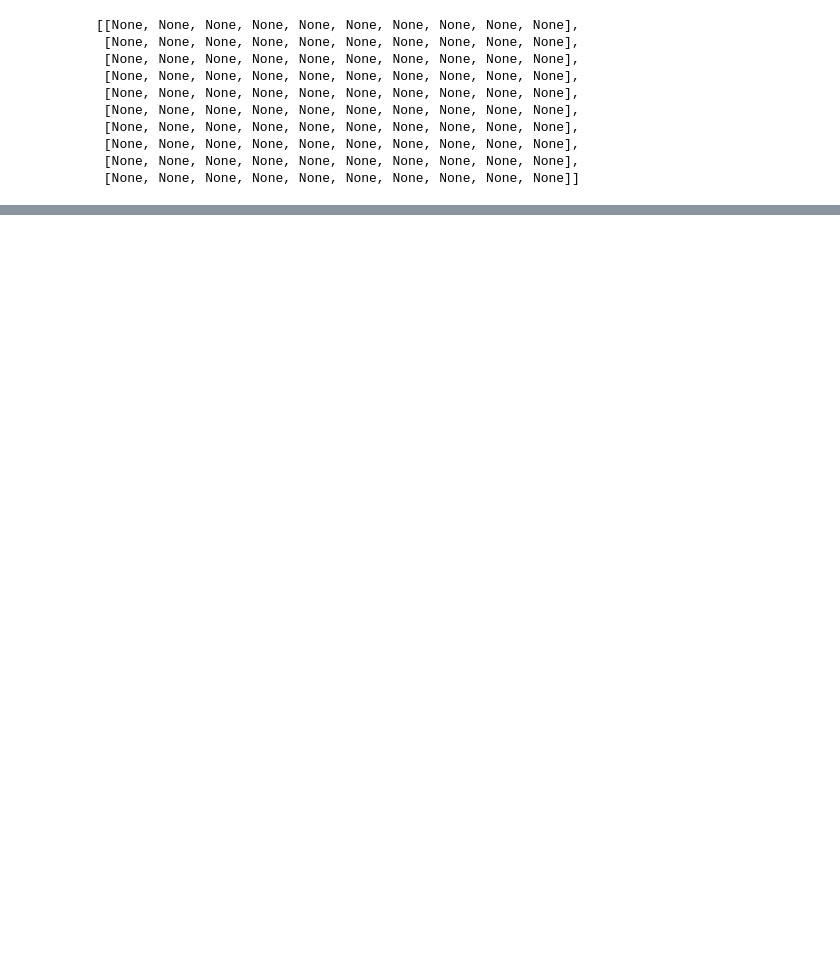
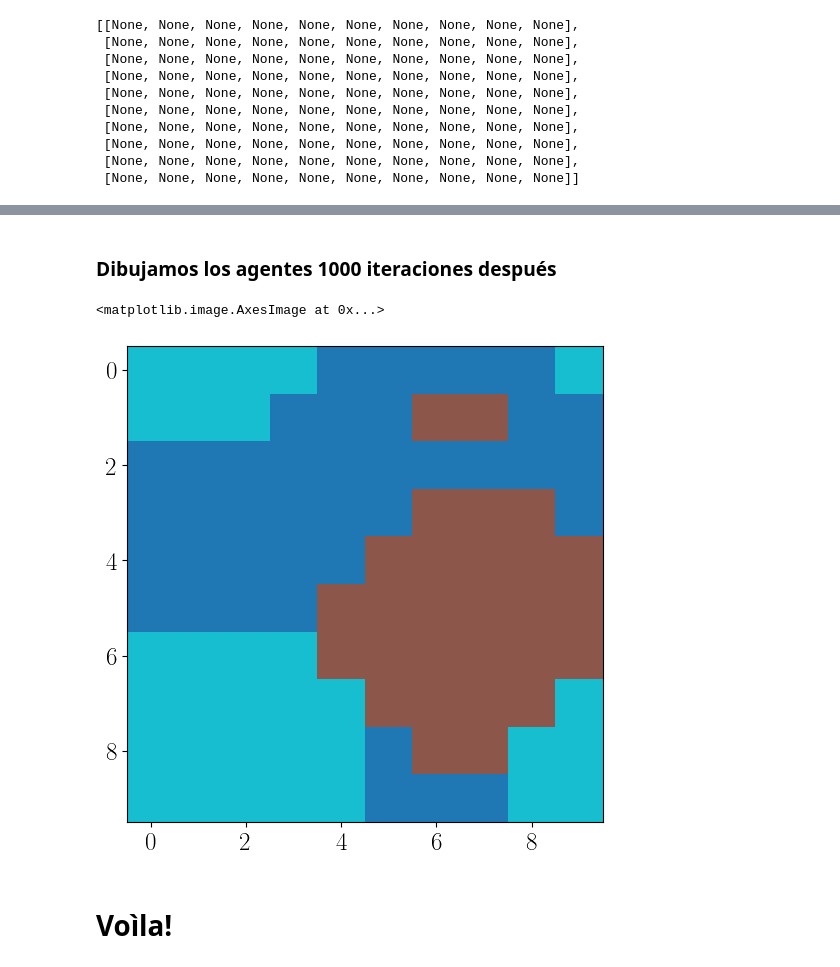
Before and after one commit to saac/ComplexModeling8364, a Jupyter notebook: JupyterNotebooks/ABM_Schelling.ipynb, the cells around one changed output, grey strips where cells are left out. Cells and saved outputs as stored; diff of their text form; code cells hidden in the pictures; blank space fills up the shorter version.

```diff
--- a/JupyterNotebooks/ABM_Schelling.ipynb
+++ b/JupyterNotebooks/ABM_Schelling.ipynb
@@ -8,10 +12,12 @@
 # %%
 class AgenteSchelling:
     """
-    Agente del modelo de Schelling
+    Agente del modelo de Schelling Discreto
+    Esta clase implementa un agente para el modelo de segregación de Schelling en una malla discreta.
     Atributos:
-        tipo/color: "rojo" "azul"
-
+        tipo/color: "rojo" "azul". Str.
+        pos: posición del agente. Tupla de enteros.
+        tolerancia: porcentaje de vecinos al menos iguales al agente. Float.
     """
     def __init__(self,color,pos, tolerancia):
         self.color = color
@@ -117,0 +401,26 @@ modelo_prueba.grid.grid
+# %%
+for i in range(1000):
+    modelo_p1.step()
+# %% [markdown]
+### Dibujamos los agentes 1000 iteraciones después
+# %%
+matrix_grid = np.zeros((modelo_p1.grid.width, modelo_p1.grid.height))
+
+for vecino in modelo_p1.grid.coord_iter():
+    cell_content, x, y = vecino
+    # Como usaremos un mapa de color (cmap) asignaremos un color con el valor 0 y otros dos
+    # colores diferentes con los valores  0.5 y 1
+    if cell_content == None:
+        matrix_grid[x][y] = 0
+    else:
+        if cell_content.color == "blue":
+            matrix_grid[x][y] = 0.5
+        if cell_content.color == "red":
+            matrix_grid[x][y] = 1
+
+plt.imshow(matrix_grid, cmap='tab10', interpolation='nearest')
+# %% [output]
+<matplotlib.image.AxesImage at 0x...>
+[figure, added]
+# %% [markdown]
+# Voìla!
```
Also changed, not shown: parts of 51 cells of this notebook.
